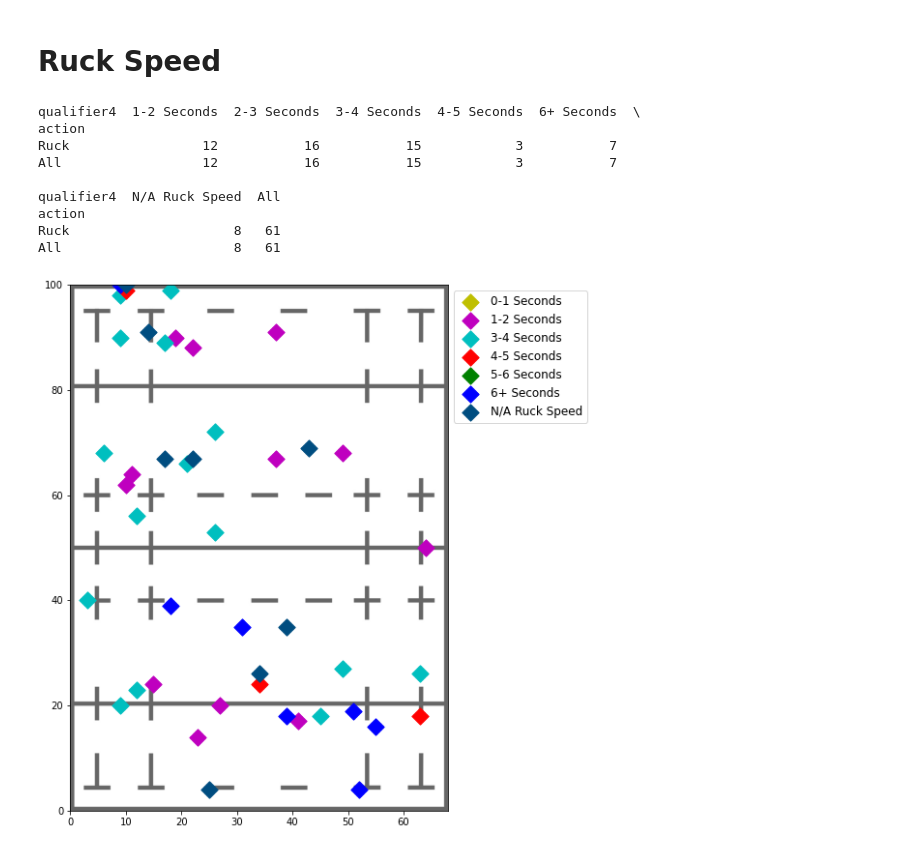
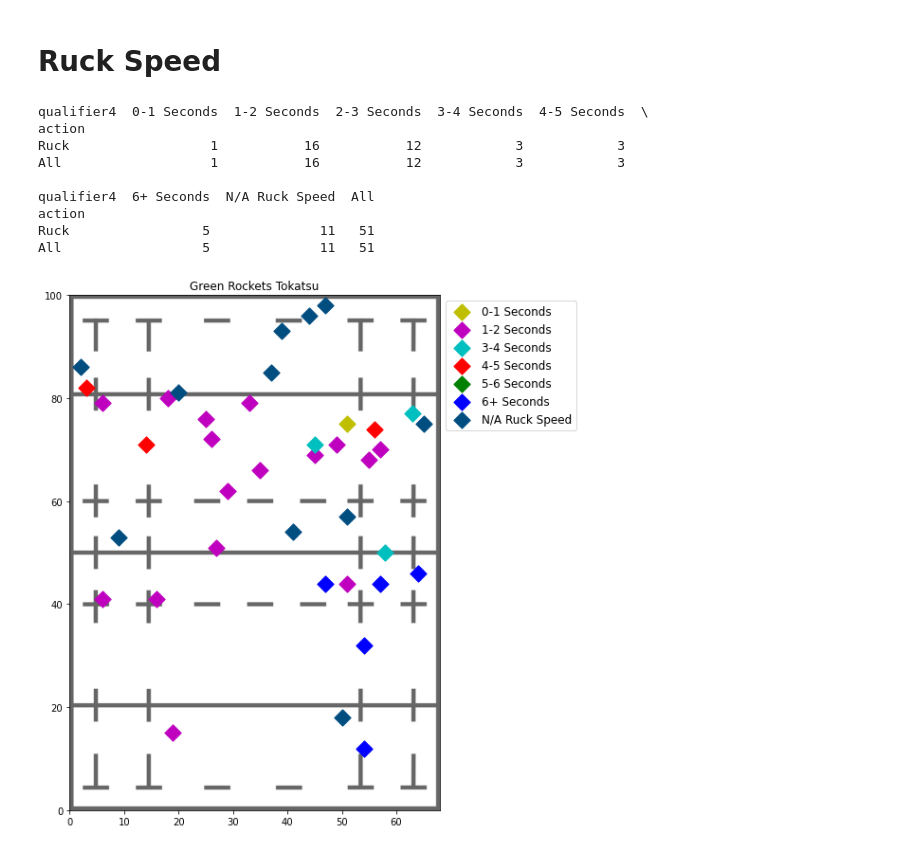
Before and after one commit to Kou-ISK/RugbyHub_Reader, a Jupyter notebook: advanced_superscout_parser.ipynb, the cells around one changed output. Drawn from its saved outputs; the diff is of its cells as text; code cells hidden in the pictures.

```diff
--- a/advanced_superscout_parser.ipynb
+++ b/advanced_superscout_parser.ipynb
@@ -19,7 +19,7 @@ venue = pd.DataFrame(ptid["Venue"])
 plid = pd.DataFrame(ptid["PLID"])
 
 # XMLファイルを解析
-tree = ET.parse('/Users/isakakou/Desktop/933693_NECGvKINT_final_whistle_superscout.xml')
+tree = ET.parse('/Users/isakakou/Desktop/933699_SUNTvNECG_final_whistle_superscout.xml')
 
 # XMLを取得
 root = tree.getroot()
@@ -49,7 +49,7 @@ df.action = df.action.map(master.set_index('ID').Definition)
 
 df.team_id = df.team_id.map(tid.set_index('team_id').team_name)
 df.PLID = df.PLID.map(plid.set_index('players_id').player_known_name)
-df.to_csv('/Users/isakakou/Desktop/933693_NECGvKINT_final_whistle_superscout.csv', header=True, index=False)
+# df.to_csv('/Users/isakakou/Desktop/933693_NECGvKINT_final_whistle_superscout.csv', header=True, index=False)
 # %% [markdown]
 # Ruck Speed
 # %%
@@ -59,40 +59,41 @@ dfaction = df.loc[(df['team_id'] == TEAMNAME)]
 dfaction = dfaction.loc[dfaction['action'] == 'Ruck']
 rspeed = ['0-1 Seconds','1-2 Seconds','3-4 Seconds','4-5 Seconds','5-6 Seconds','6+ Seconds', "N/A Ruck Speed"]
 cl = ['y','m', 'c', 'r', 'g', 'b', (0,0.3,0.5), (0,0,0)]
 fig = plt.figure(figsize=(7, 10))
 ax = fig.add_subplot(1, 1,1)
 plt.xlim(0, 68)
 plt.ylim(0,100)
 
 a = pd.crosstab(dfaction['action'],dfaction['qualifier4'],margins=True)
 a.to_csv('/Users/isakakou/Desktop/'+TEAMNAME +' Ruck Speed.csv')
 print(a)
 
 #背景画像の設定
 fig.patch.set_facecolor('white')
 im = Image.open(os.getcwd()+"/Resources/FIELD_image.jpeg")
 xlim = ax.get_xlim()
 ylim = ax.get_ylim()
 plt.imshow(im, extent=[*xlim, *ylim], aspect='auto', alpha=0.6)
 
 for i in range(len(rspeed)):
     r = dfaction.loc[dfaction['qualifier4'] == rspeed[i]]
     plt.scatter(r['y_coord'], r["x_coord"], label=rspeed[i] ,marker = 'D',color=cl[i], s=150)
 
 #ラベルの表示
 lgd = plt.legend(loc='upper left', bbox_to_anchor=(1, 1), fontsize = 12)
+plt.title(TEAMNAME)
 plt.gcf().subplots_adjust(wspace=4)
 # %% [output]
-qualifier4  1-2 Seconds  2-3 Seconds  3-4 Seconds  4-5 Seconds  6+ Seconds  \
+qualifier4  0-1 Seconds  1-2 Seconds  2-3 Seconds  3-4 Seconds  4-5 Seconds  \
 action
-Ruck                 12           16           15            3           7
-All                  12           16           15            3           7
+Ruck                  1           16           12            3            3
+All                   1           16           12            3            3
 
-qualifier4  N/A Ruck Speed  All
+qualifier4  6+ Seconds  N/A Ruck Speed  All
 action
-Ruck                     8   61
-All                      8   61
+Ruck                 5              11   51
+All                  5              11   51
-[figure, old version]
+[figure, new version]
 # %%
 dfaction = df.loc[(df['team_id'] == TEAMNAME)]
 
```
Also changed, not shown: parts of 1 cell of this notebook, 1 other file.
